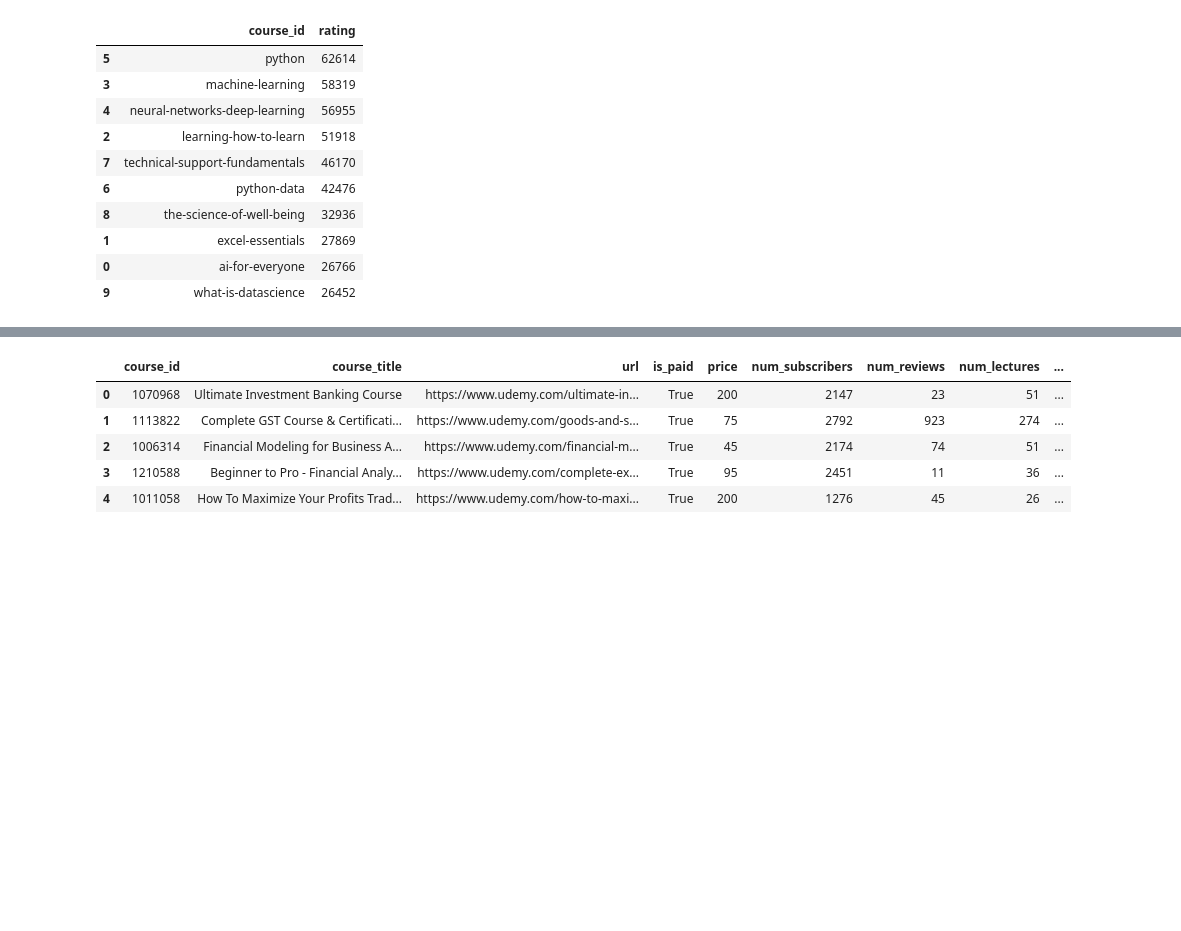
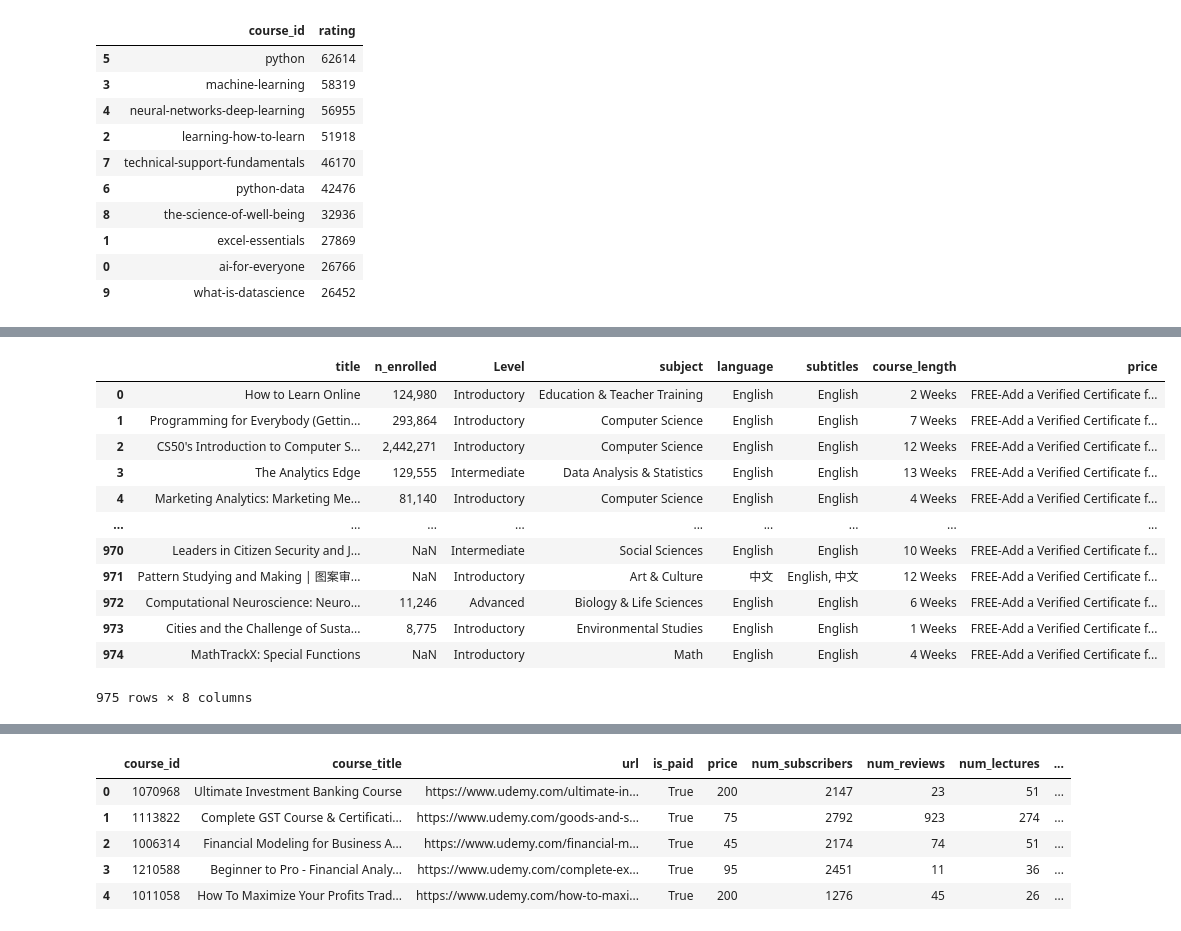
Before and after one commit to octa-acostamonti/MOOCs-Analyisis, a Jupyter notebook: EDA.ipynb, the cells around one changed output, grey strips where cells are left out. Cells and saved outputs as stored; diff of their text form; code cells hidden in the pictures; blank space fills up the shorter version.

```diff
--- a/EDA.ipynb
+++ b/EDA.ipynb
@@ -274,0 +293,18 @@ edx.head()
+# %%
+edx.drop(columns=["summary","course_type","institution","instructors","course_effort","course_description","course_syllabus","course_url"],inplace=True)
+# %%
+edx
+# %% [output]
+|  | title | n_enrolled | Level | subject | language | subtitles | course_length | price |
+| 0 | How to Learn Online | 124,980 | Introductory | Education & Teacher Training | English | English | 2 Weeks | FREE-Add a Verified Certificate f... |
+| 1 | Programming for Everybody (Gettin... | 293,864 | Introductory | Computer Science | English | English | 7 Weeks | FREE-Add a Verified Certificate f... |
+| 2 | CS50's Introduction to Computer S... | 2,442,271 | Introductory | Computer Science | English | English | 12 Weeks | FREE-Add a Verified Certificate f... |
+| 3 | The Analytics Edge | 129,555 | Intermediate | Data Analysis & Statistics | English | English | 13 Weeks | FREE-Add a Verified Certificate f... |
+| 4 | Marketing Analytics: Marketing Me... | 81,140 | Introductory | Computer Science | English | English | 4 Weeks | FREE-Add a Verified Certificate f... |
+| ... | ... | ... | ... | ... | ... | ... | ... | ... |
+| 970 | Leaders in Citizen Security and J... | NaN | Intermediate | Social Sciences | English | English | 10 Weeks | FREE-Add a Verified Certificate f... |
+| 971 | Pattern Studying and Making | 图案审... | NaN | Introductory | Art & Culture | 中文 | English, 中文 | 12 Weeks | FREE-Add a Verified Certificate f... |
+| 972 | Computational Neuroscience: Neuro... | 11,246 | Advanced | Biology & Life Sciences | English | English | 6 Weeks | FREE-Add a Verified Certificate f... |
+| 973 | Cities and the Challenge of Susta... | 8,775 | Introductory | Environmental Studies | English | English | 1 Weeks | FREE-Add a Verified Certificate f... |
+| 974 | MathTrackX: Special Functions | NaN | Introductory | Math | English | English | 4 Weeks | FREE-Add a Verified Certificate f... |
+975 rows × 8 columns
```
Also changed, not shown: parts of 28 cells of this notebook.
